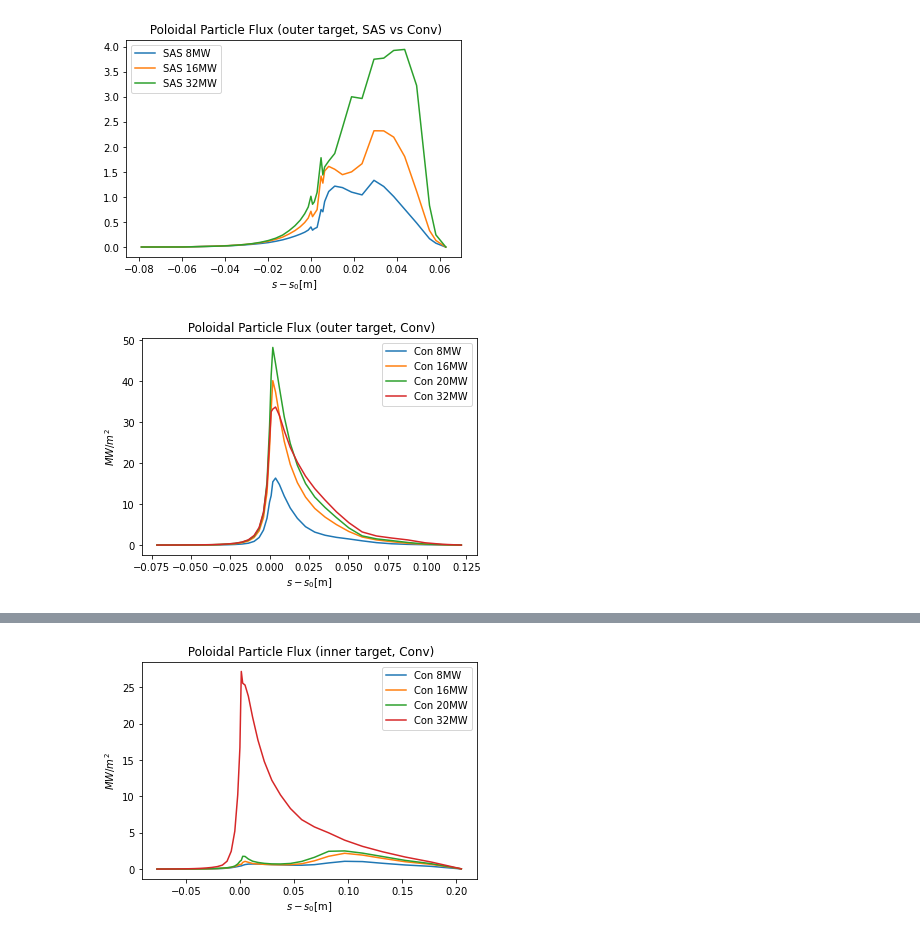
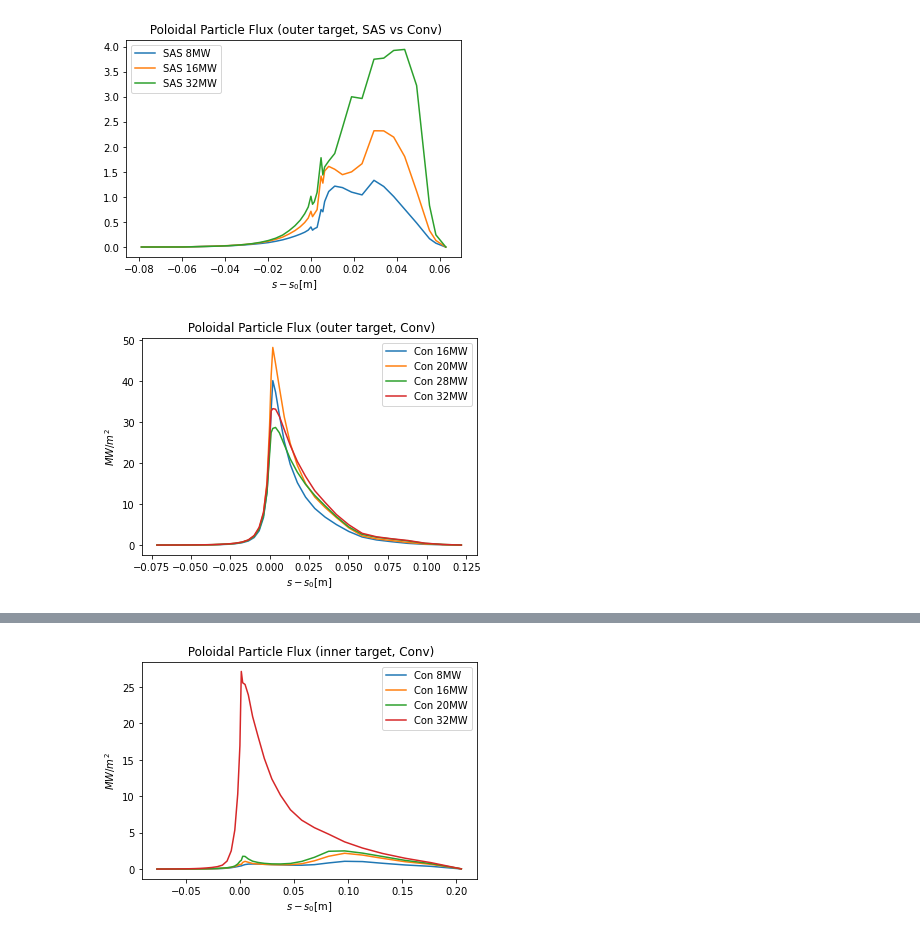
Before and after one commit to ChanYeongL/SOLPS-ITER_analysis, a Jupyter notebook: #new_analysis.ipynb, the cells around one changed output, grey strips where cells are left out. Drawn from its saved outputs; the diff is of its cells as text; code cells hidden in the pictures.

```diff
--- a/#new_analysis.ipynb
+++ b/#new_analysis.ipynb
@@ -404,7 +388,10 @@ ne_b2fplasmf_al_32MW_Ne_0 = np.load("./data_Heating_Geo_sput/ne_b2fplasmf_SAS_32
 # %%
 fht_b2fplasmf_co_8MW_Ne_0  = np.load("./data_Heating_Geo_sput/fht_b2fplasmf_co_8MW_Ne_0.npy")
 fht_b2fplasmf_co_16MW_Ne_0 = np.load("./data_Heating_Geo_sput/fht_b2fplasmf_co_16MW_Ne_0.npy")
-fht_b2fplasmf_co_24MW_Ne_0 = np.load("./data_Heating_Geo_sput/fht_b2fplasmf_co_20MW_Ne_0.npy")
+fht_b2fplasmf_co_20MW_Ne_0 = np.load("./data_Heating_Geo_sput/fht_b2fplasmf_co_20MW_Ne_0.npy")
+
+fht_b2fplasmf_co_28MW_Ne_0 = np.load("./data_Heating_Geo_sput/fht_b2fplasmf_co_28MW_Ne_0.npy")
+
 fht_b2fplasmf_co_32MW_Ne_0 = np.load("./data_Heating_Geo_sput/fht_b2fplasmf_co_32MW_Ne_0.npy")
 fht_b2fplasmf_co_32MW_Ne_0_re = np.load("./data_Heating_Geo_sput/fht_b2fplasmf_co_32MW_re_Ne_0.npy")
 
@@ -614,21 +601,23 @@ plt.show()
 [figure]
 # %%
 plt.title(r" Poloidal Particle Flux (outer target, Conv)")
-plt.plot(co_new_mesh_sep_out_target_dist[1:], fht_b2fplasmf_co_8MW_Ne_0[0,1:,96]/(1000000*co_newmesh_facing[0,1:,96]), label = r"Con 8MW")
+#plt.plot(co_new_mesh_sep_out_target_dist[1:], fht_b2fplasmf_co_8MW_Ne_0[0,1:,96]/(1000000*co_newmesh_facing[0,1:,96]), label = r"Con 8MW")
 plt.plot(co_new_mesh_sep_out_target_dist[1:], fht_b2fplasmf_co_16MW_Ne_0[0,1:,96]/(1000000*co_newmesh_facing[0,1:,96]), label = r"Con 16MW")
-plt.plot(co_new_mesh_sep_out_target_dist[1:], fht_b2fplasmf_co_24MW_Ne_0[0,1:,96]/(1000000*co_newmesh_facing[0,1:,96]), label = r"Con 20MW")
+plt.plot(co_new_mesh_sep_out_target_dist[1:], fht_b2fplasmf_co_20MW_Ne_0[0,1:,96]/(1000000*co_newmesh_facing[0,1:,96]), label = r"Con 20MW")
+plt.plot(co_new_mesh_sep_out_target_dist[1:], fht_b2fplasmf_co_28MW_Ne_0[0,1:,96]/(1000000*co_newmesh_facing[0,1:,96]), label = r"Con 28MW")
+
 plt.plot(co_new_mesh_sep_out_target_dist[1:], fht_b2fplasmf_co_32MW_Ne_0[0,1:,96]/(1000000*co_newmesh_facing[0,1:,96]), label = r"Con 32MW")
 
 
 plt.xlabel(r'$s-s_0$[m]')
 plt.ylabel(r'$MW/m^2$')
 plt.legend()
 plt.savefig("./New_plots/Con outer Ne0 8~32MW.png")
 
 
 plt.show()
 # %% [output]
-[figure, old version]
+[figure, new version]
 # %%
 plt.title(r" Poloidal Particle Flux (inner target, Conv)")
 plt.plot(co_new_mesh_sep_in_target_dist[1:], np.abs(fht_b2fplasmf_co_8MW_Ne_0[0,1:,1]/(1000000*co_newmesh_facing[0,1:,1])), label = r"Con 8MW")
```
Also changed, not shown: parts of 10 cells of this notebook, 10 other files.
